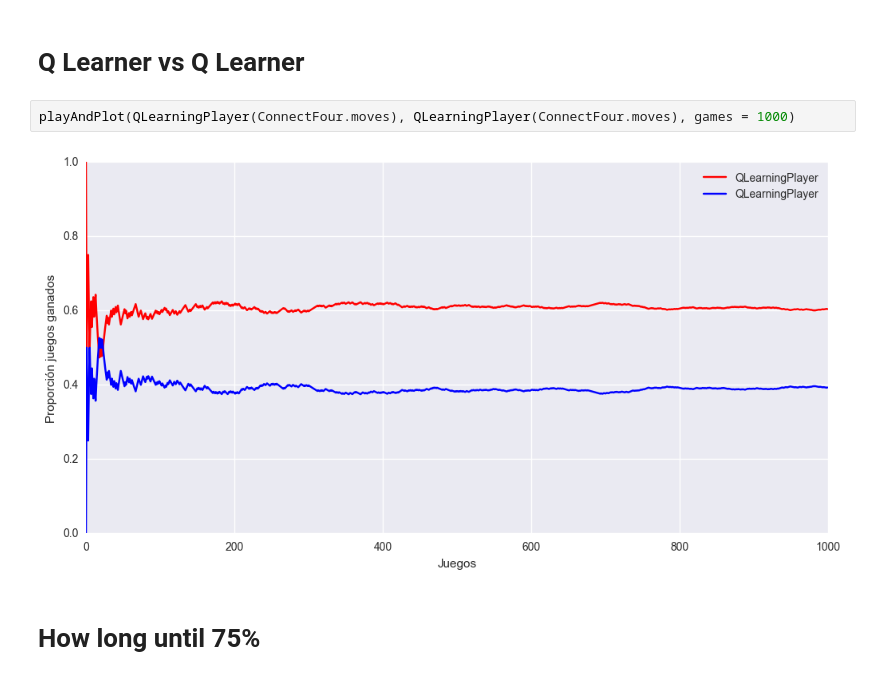
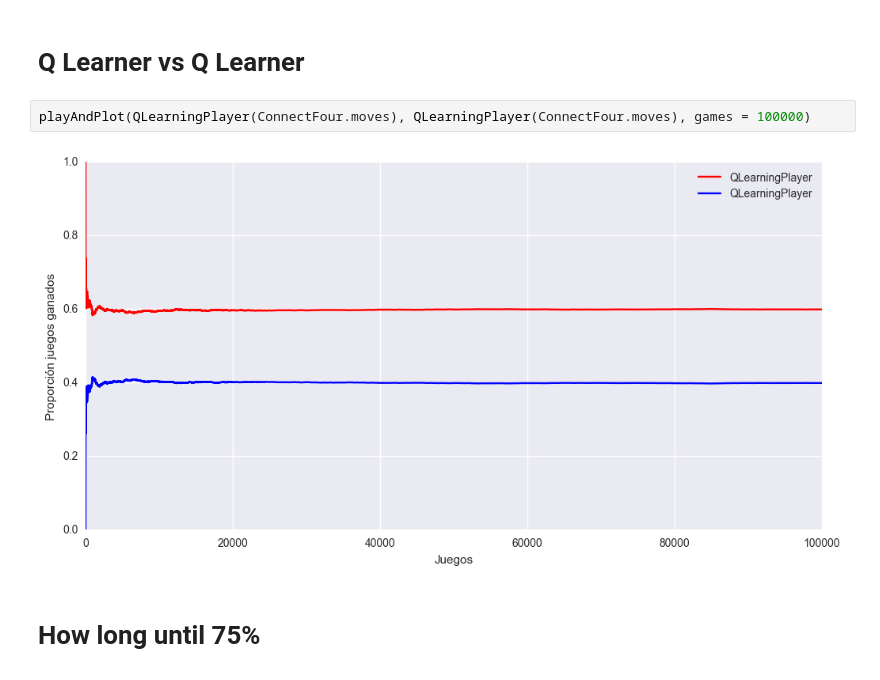
Before and after one commit to Fixman/aa, a Jupyter notebook: TP2/TP_Fixman.ipynb, the cells around one changed output. Saved outputs shown, nothing was run; the diff lists cells and outputs as text.

```diff
--- a/TP2/TP_Fixman.ipynb
+++ b/TP2/TP_Fixman.ipynb
@@ -67,9 +80,9 @@ playAndPlot(RandomPlayer(ConnectFour.moves), QLearningPlayer(ConnectFour.moves),
 # %% [markdown]
 # Q Learner vs Q Learner
 # %%
-playAndPlot(QLearningPlayer(ConnectFour.moves), QLearningPlayer(ConnectFour.moves), games = 1000)
+playAndPlot(QLearningPlayer(ConnectFour.moves), QLearningPlayer(ConnectFour.moves), games = 100000)
 # %% [output]
-[figure, old version]
+[figure, new version]
 # %% [markdown]
 # How long until 75%
 # %%
```
Also changed, not shown: parts of 4 cells of this notebook, 1 other file.
